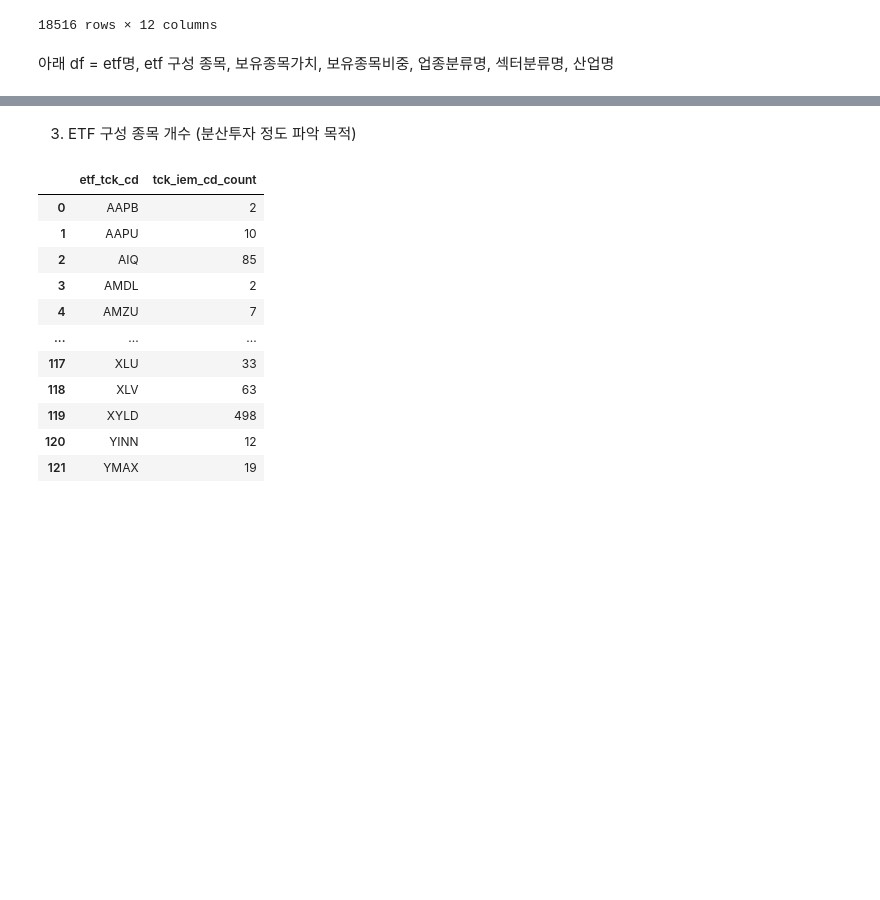
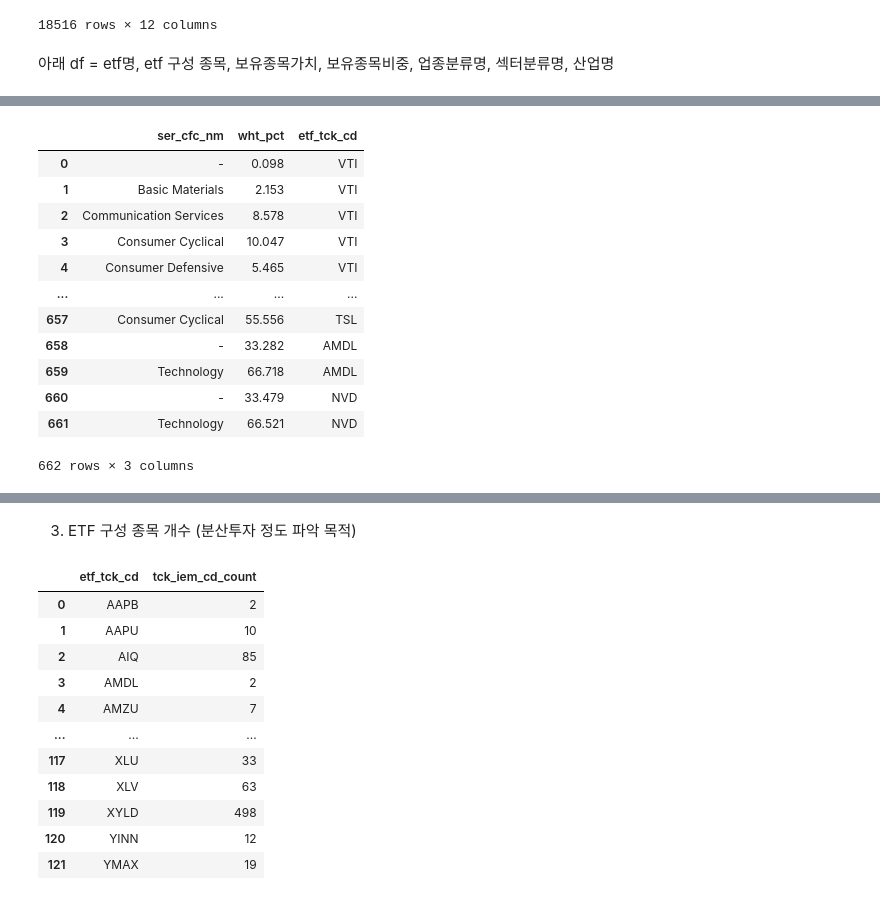
Before and after one commit to froggy-hyun/24NH_bigdata, a Jupyter notebook: code_yunseo.ipynb, the cells around one changed output, grey strips where cells are left out. Cells and saved outputs as stored; diff of their text form; code cells hidden in the pictures; blank space fills up the shorter version.

```diff
--- a/code_yunseo.ipynb
+++ b/code_yunseo.ipynb
@@ -117,0 +146,47 @@ df3
+# %%
+lst= ['VTI', 'VOO', 'SPY', 'IVV', 'QQQ', 'VEA', 'VIG', 'VWO', 'TQQQ',
+       'VYM', 'XLK', 'IEMG', 'IWM', 'VNQ', 'SCHD', 'VT', 'SPLG', 'XLF',
+       'XLV', 'XLE', 'SOXL', 'DIA', 'JEPI', 'QQQM', 'DGRO', 'SPYG',
+       'SPYV', 'MGK', 'SMH', 'TMF', 'XLP', 'XLU', 'MOAT', 'JEPQ', 'GDX',
+       'DGRW', 'SOXX', 'SPXL', 'QLD', 'NOBL', 'UPRO', 'SSO', 'PFF',
+       'TECL', 'TNA', 'QYLD', 'IBB', 'PAVE', 'XBI', 'FAS', 'XLRE', 'CIBR',
+       'ITA', 'NVDL', 'ARKK', 'SPYD', 'IHI', 'TSLL', 'SPHD', 'DIVO',
+       'PGX', 'LABU', 'XYLD', 'YINN', 'SKYY', 'URA', 'BOTZ', 'DPST',
+       'USD', 'ICLN', 'AOR', 'UDOW', 'AIQ', 'COPX', 'GRID', 'URTY',
+       'ARKW', 'ARKG', 'RYLD', 'CONL', 'NVDU', 'LIT', 'TLTW', 'JETS',
+       'NAIL', 'TAN', 'ARKF', 'ARKQ', 'RPAR', 'SVOL', 'CWEB', 'SDIV',
+       'QCLN', 'DFEN', 'DIV', 'AMZU', 'SOXQ', 'METV', 'DRIV', 'WEBL',
+       'CLOU', 'NUSI', 'AAPU', 'MSFU', 'KRBN', 'GGLL', 'FBL', 'ARKX',
+       'KBWY', 'GPIQ', 'GPIX', 'KLIP', 'KORU', 'RETL', 'MSOX', 'AAPB',
+       'AWAY', 'YMAX', 'HDRO', 'TSL', 'AMDL', 'NVD']
+# %%
+df_array=[]
+result_df = pd.DataFrame()
+
+for ticker in lst:
+    filtered_df = df[df['etf_tck_cd'] == ticker]
+
+    # ser_cfc_nm으로 그룹화하고 wht_pct 합계 계산
+    grouped_df = filtered_df.groupby('ser_cfc_nm')['wht_pct'].sum().reset_index()
+
+    # ticker 열 추가
+    grouped_df['etf_tck_cd'] = ticker
+
+    # 결과를 합치기
+    result_df = pd.concat([result_df, grouped_df], ignore_index=True)
+
+result_df
+# %% [output]
+|  | ser_cfc_nm | wht_pct | etf_tck_cd |
+| 0 | - | 0.098 | VTI |
+| 1 | Basic Materials | 2.153 | VTI |
+| 2 | Communication Services | 8.578 | VTI |
+| 3 | Consumer Cyclical | 10.047 | VTI |
+| 4 | Consumer Defensive | 5.465 | VTI |
+| ... | ... | ... | ... |
+| 657 | Consumer Cyclical | 55.556 | TSL |
+| 658 | - | 33.282 | AMDL |
+| 659 | Technology | 66.718 | AMDL |
+| 660 | - | 33.479 | NVD |
+| 661 | Technology | 66.521 | NVD |
+662 rows × 3 columns
```
Also changed, not shown: parts of 21 cells of this notebook.
